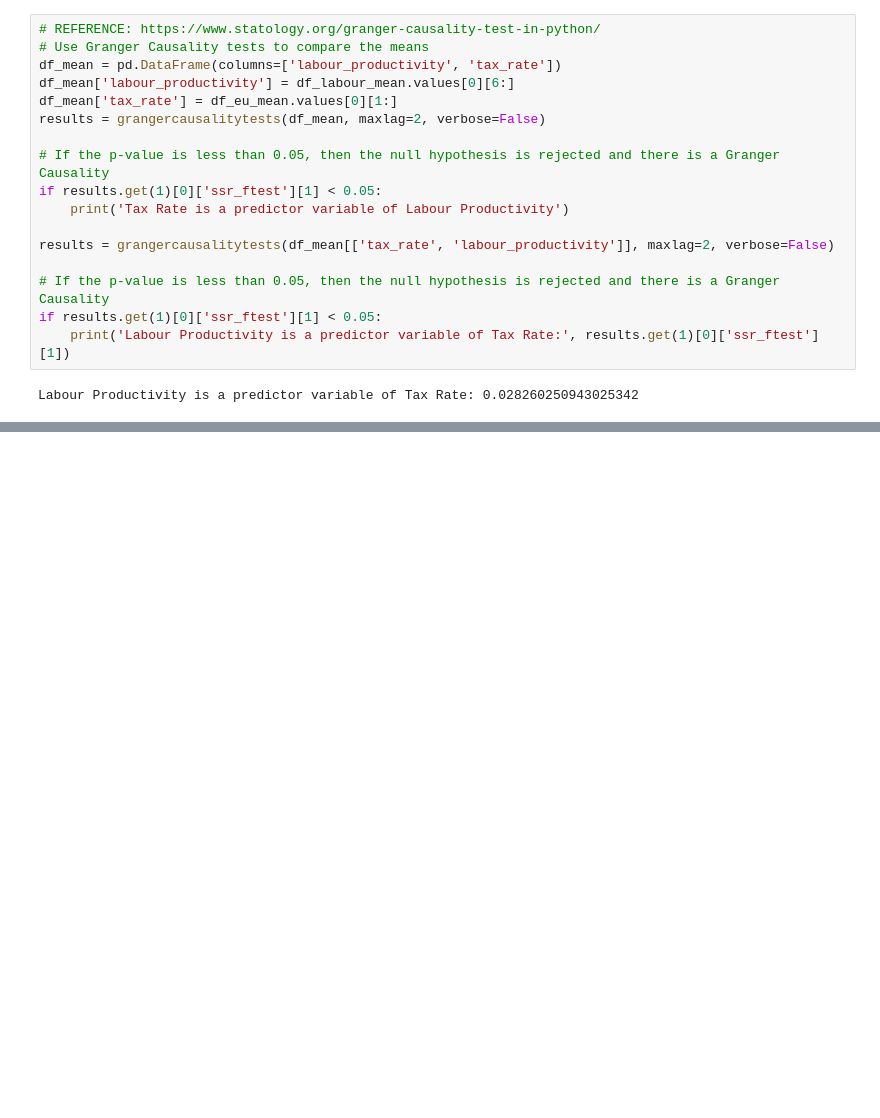
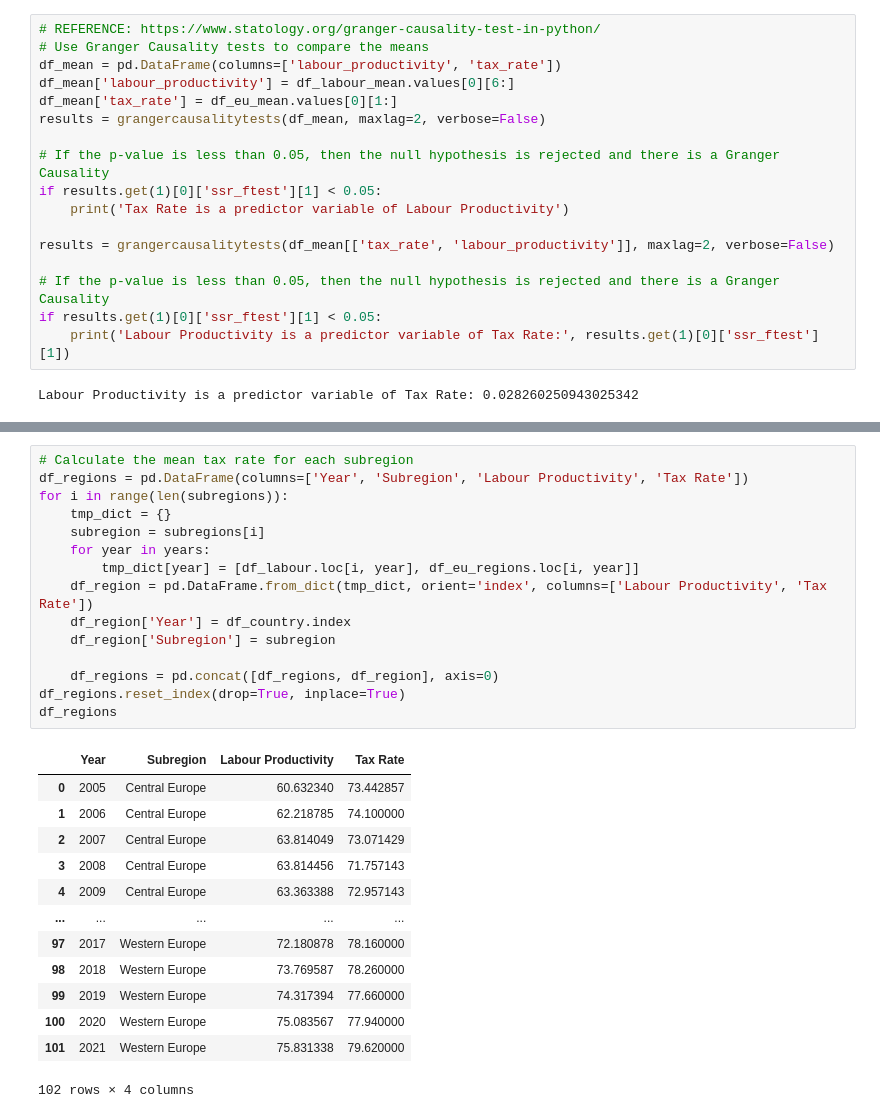
Before and after one commit to JoanneLin168/ADS-European-Productivity, a Jupyter notebook: Notebooks/unemploymentTaxRateDataset.ipynb, the cells around one changed output, grey strips where cells are left out. Saved outputs shown, nothing was run; the diff lists cells and outputs as text; blank space fills up the shorter version.

```diff
--- a/Notebooks/unemploymentTaxRateDataset.ipynb
+++ b/Notebooks/unemploymentTaxRateDataset.ipynb
@@ -300,0 +337,29 @@ Labour Productivity is a predictor variable of Tax Rate: 0.028260250943025342
+# %%
+# Calculate the mean tax rate for each subregion
+df_regions = pd.DataFrame(columns=['Year', 'Subregion', 'Labour Productivity', 'Tax Rate'])
+for i in range(len(subregions)):
+    tmp_dict = {}
+    subregion = subregions[i]
+    for year in years:
+        tmp_dict[year] = [df_labour.loc[i, year], df_eu_regions.loc[i, year]]
+    df_region = pd.DataFrame.from_dict(tmp_dict, orient='index', columns=['Labour Productivity', 'Tax Rate'])
+    df_region['Year'] = df_country.index
+    df_region['Subregion'] = subregion
+
+    df_regions = pd.concat([df_regions, df_region], axis=0)
+df_regions.reset_index(drop=True, inplace=True)
+df_regions
+# %% [output]
+|  | Year | Subregion | Labour Productivity | Tax Rate |
+| 0 | 2005 | Central Europe | 60.632340 | 73.442857 |
+| 1 | 2006 | Central Europe | 62.218785 | 74.100000 |
+| 2 | 2007 | Central Europe | 63.814049 | 73.071429 |
+| 3 | 2008 | Central Europe | 63.814456 | 71.757143 |
+| 4 | 2009 | Central Europe | 63.363388 | 72.957143 |
+| ... | ... | ... | ... | ... |
+| 97 | 2017 | Western Europe | 72.180878 | 78.160000 |
+| 98 | 2018 | Western Europe | 73.769587 | 78.260000 |
+| 99 | 2019 | Western Europe | 74.317394 | 77.660000 |
+| 100 | 2020 | Western Europe | 75.083567 | 77.940000 |
+| 101 | 2021 | Western Europe | 75.831338 | 79.620000 |
+102 rows × 4 columns
```
Also changed, not shown: parts of 8 cells of this notebook.
